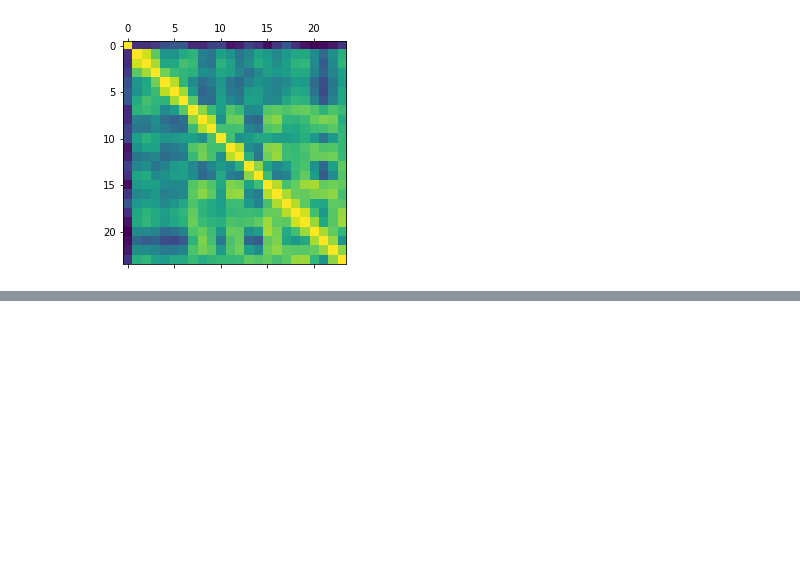
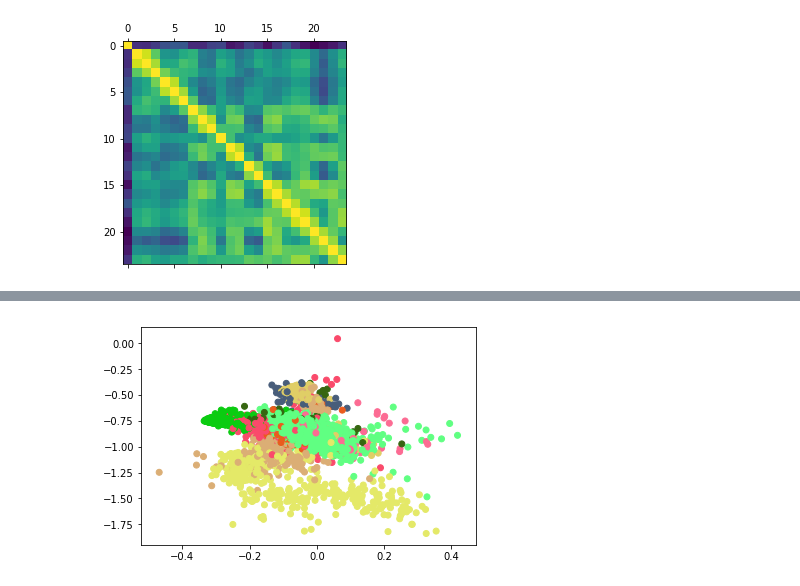
Before and after one commit to s17k/Inf2bcwk1, a Jupyter notebook: task1.ipynb, the cells around one changed output, grey strips where cells are left out. Saved outputs shown, nothing was run; the diff lists cells and outputs as text; code cells hidden in the pictures; blank space fills up the shorter version.

```diff
--- a/task1.ipynb
+++ b/task1.ipynb
@@ -75,0 +97,25 @@ print(testmat)
+# %%
+# 1.3c)
+def task_1_3_c():
+    X = mat['X']
+    eigenvecs_cols = scipy.io.loadmat('t1_EVecs.mat')['EVecs']
+    u = eigenvecs_cols[:,0].reshape(-1, 1)
+    v = eigenvecs_cols[:,1].reshape(-1, 1)
+    Y_n = numpy.matmul(X, u)
+    Z_n = numpy.matmul(X, v)
+
+    Y_species = mat['Y_species']
+    class_colours = numpy.random.rand(C,3).tolist()
+    colour_by_index = [class_colours[Y_species.item(i,0)-1]
+                           for i in range(len(Y_n))]
+    plt.scatter([y[0] for y in Y_n],
+                [z[0] for z in Z_n],
+                c=colour_by_index
+    )
+    plt.savefig('task1_3c_scatter_classes.png')
+    plt.show()
+
+
+task_1_3_c()
+# %% [output]
+[figure, added]
```
Also changed, not shown: parts of 8 cells of this notebook.
